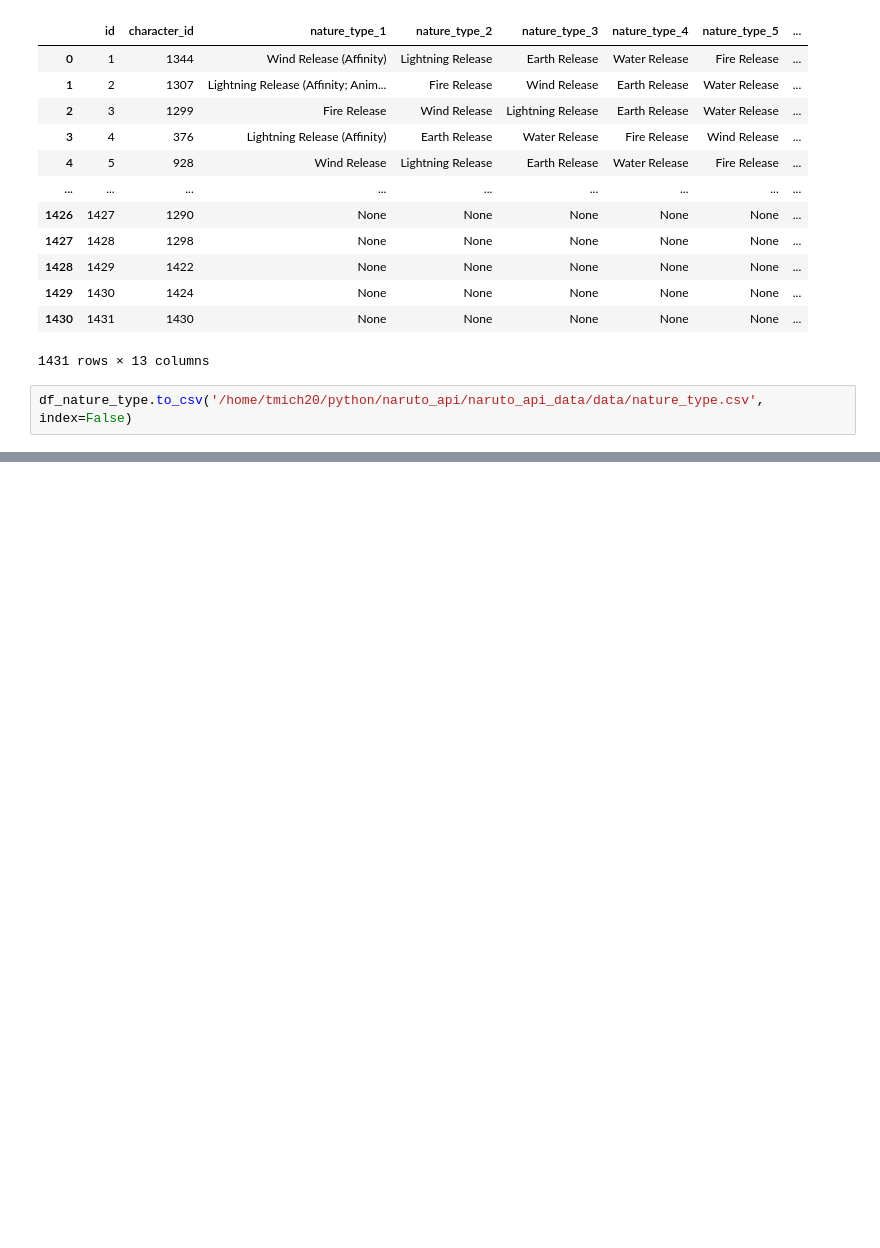
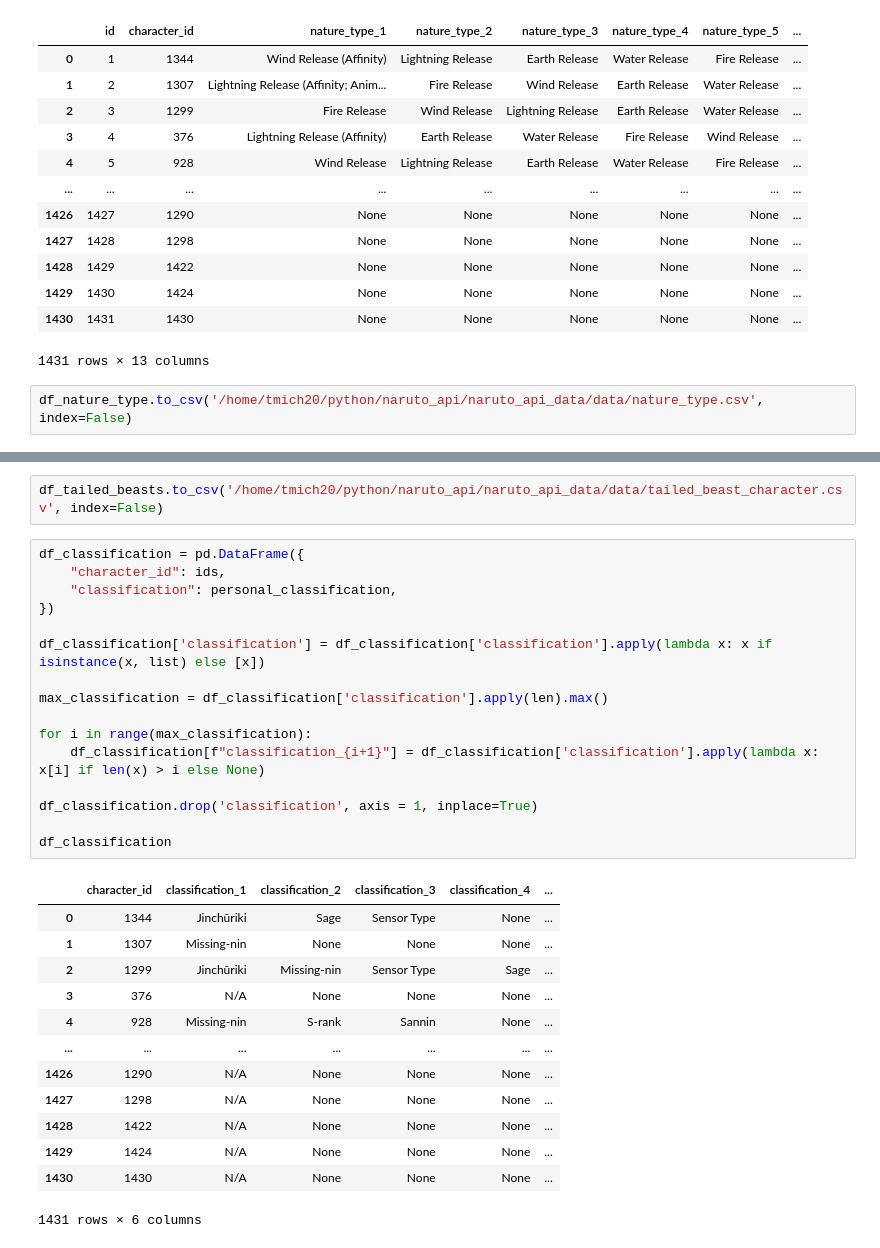
Before and after one commit to tmich1997/naruto-api-data, a Jupyter notebook: naruto_api_data/naruto_api_extraction.ipynb, the cells around one changed output, grey strips where cells are left out. Drawn from its saved outputs; the diff is of its cells as text; blank space fills up the shorter version.

```diff
--- a/naruto_api_data/naruto_api_extraction.ipynb
+++ b/naruto_api_data/naruto_api_extraction.ipynb
@@ -206,0 +412,32 @@ df_nature_type.to_csv('/home/tmich20/python/naruto_api/naruto_api_data/data/natu
+# %%
+df_tailed_beasts.to_csv('/home/tmich20/python/naruto_api/naruto_api_data/data/tailed_beast_character.csv', index=False)
+# %%
+df_classification = pd.DataFrame({
+    "character_id": ids,
+    "classification": personal_classification,
+})
+
+df_classification['classification'] = df_classification['classification'].apply(lambda x: x if isinstance(x, list) else [x])
+
+max_classification = df_classification['classification'].apply(len).max()
+
+for i in range(max_classification):
+    df_classification[f"classification_{i+1}"] = df_classification['classification'].apply(lambda x: x[i] if len(x) > i else None)
+
+df_classification.drop('classification', axis = 1, inplace=True)
+
+df_classification
+# %% [output]
+|  | character_id | classification_1 | classification_2 | classification_3 | classification_4 | ... |
+| 0 | 1344 | Jinchūriki | Sage | Sensor Type | None | ... |
+| 1 | 1307 | Missing-nin | None | None | None | ... |
+| 2 | 1299 | Jinchūriki | Missing-nin | Sensor Type | Sage | ... |
+| 3 | 376 | N/A | None | None | None | ... |
+| 4 | 928 | Missing-nin | S-rank | Sannin | None | ... |
+| ... | ... | ... | ... | ... | ... | ... |
+| 1426 | 1290 | N/A | None | None | None | ... |
+| 1427 | 1298 | N/A | None | None | None | ... |
+| 1428 | 1422 | N/A | None | None | None | ... |
+| 1429 | 1424 | N/A | None | None | None | ... |
+| 1430 | 1430 | N/A | None | None | None | ... |
+1431 rows × 6 columns
```
Also changed, not shown: parts of 16 cells of this notebook, 4 other files.
